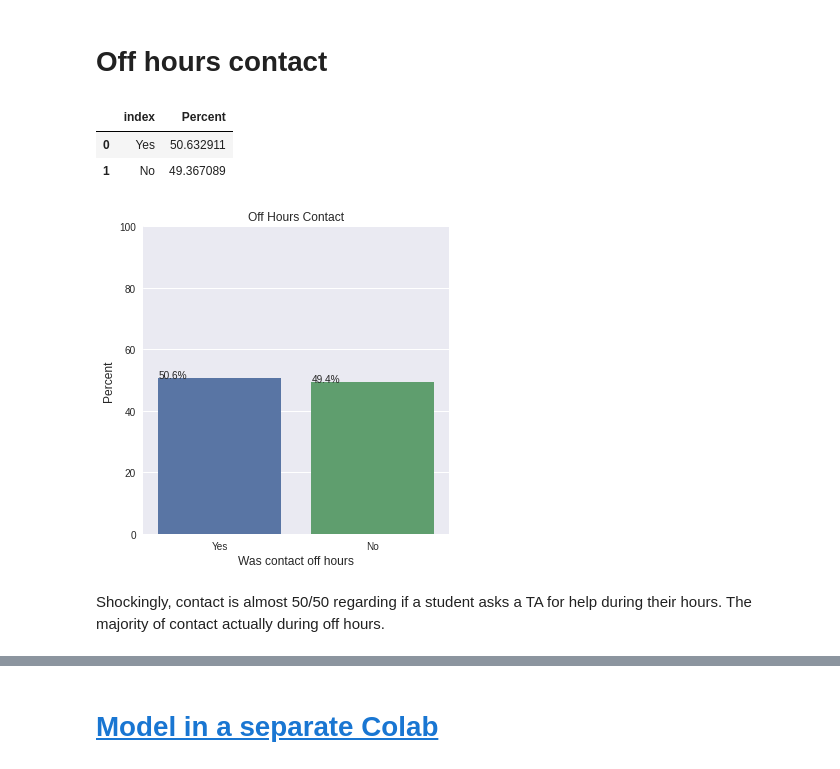
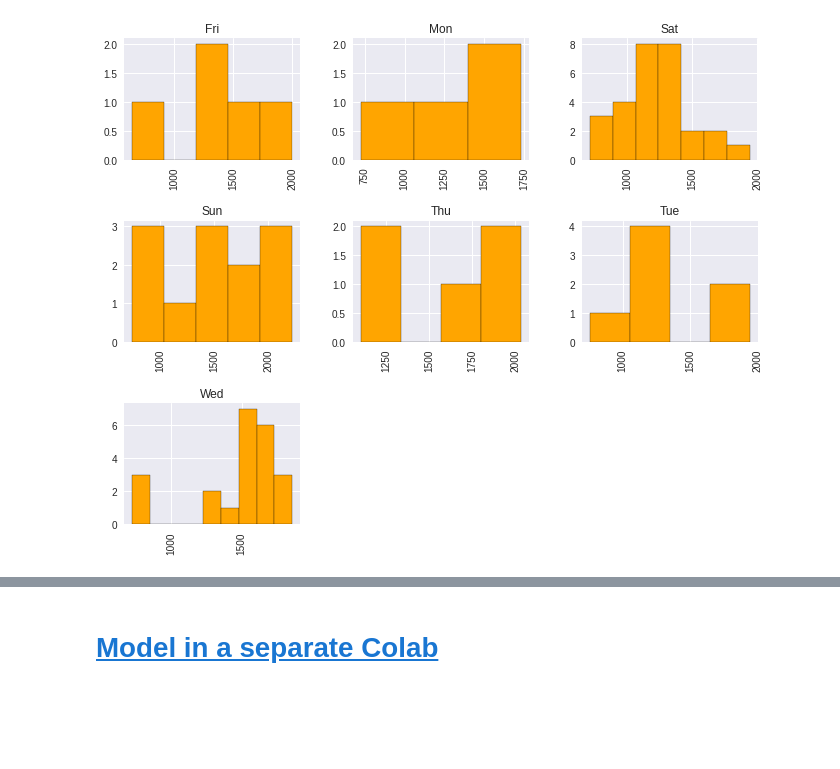
Before and after one commit to sachsac/teaching_data, a Jupyter notebook: TA_Hours_Analysis.ipynb, the cells around one changed output, grey strips where cells are left out. Cells and saved outputs as stored; diff of their text form; code cells hidden in the pictures; blank space fills up the shorter version.

```diff
--- a/TA_Hours_Analysis.ipynb
+++ b/TA_Hours_Analysis.ipynb
@@ -132,28 +64,6 @@ plt.grid(axis = 'x', alpha = 0.3);
-# %% [markdown]
-# Off hours contact
-# %%
-new_df = df['Off Hours Request? Y/N'].value_counts(normalize=True)
-new_df = new_df.mul(100).rename('Percent').reset_index()
-new_df
-#https://medium.com/swlh/how-to-create-percentage-plots-for-visualizing-your-data-in-python-f0d894d7c7bb
-# %% [output]
-|  | index | Percent |
-| 0 | Yes | 50.632911 |
-| 1 | No | 49.367089 |
-# %%
-g = sns.catplot(x='index', y='Percent', kind='bar', data=new_df)
-plt.title('Off Hours Contact')
-plt.xlabel('Was contact off hours', fontsize = 12)
-for p in g.ax.patches:
-    txt = str(p.get_height().round(1)) + '%'
-    txt_x = p.get_x()
-    txt_y = p.get_height()
-    g.ax.text(txt_x,txt_y,txt)
-plt.ylabel('Percent', fontsize = 12)
-plt.rcParams.update({'font.size': 12})
-plt.ylim(0,100);
-#https://medium.com/swlh/how-to-create-percentage-plots-for-visualizing-your-data-in-python-f0d894d7c7bb
-# %% [output]
-[figure, removed]
-# %% [markdown]
-Shockingly, contact is almost 50/50 regarding if a student asks a TA for help during their hours. The majority of contact actually during off hours.
+# %%
+#fig, ax = plt.subplots(3,3)
+plt.rcParams["figure.figsize"] = (11, 9)
+df['Pacific Time (Military)'].hist(by = df['Day of week'], bins = 'auto', color = 'orange', edgecolor = 'black');
+# %% [output]
+[figure, added]
```
Also changed, not shown: parts of 60 cells of this notebook.
